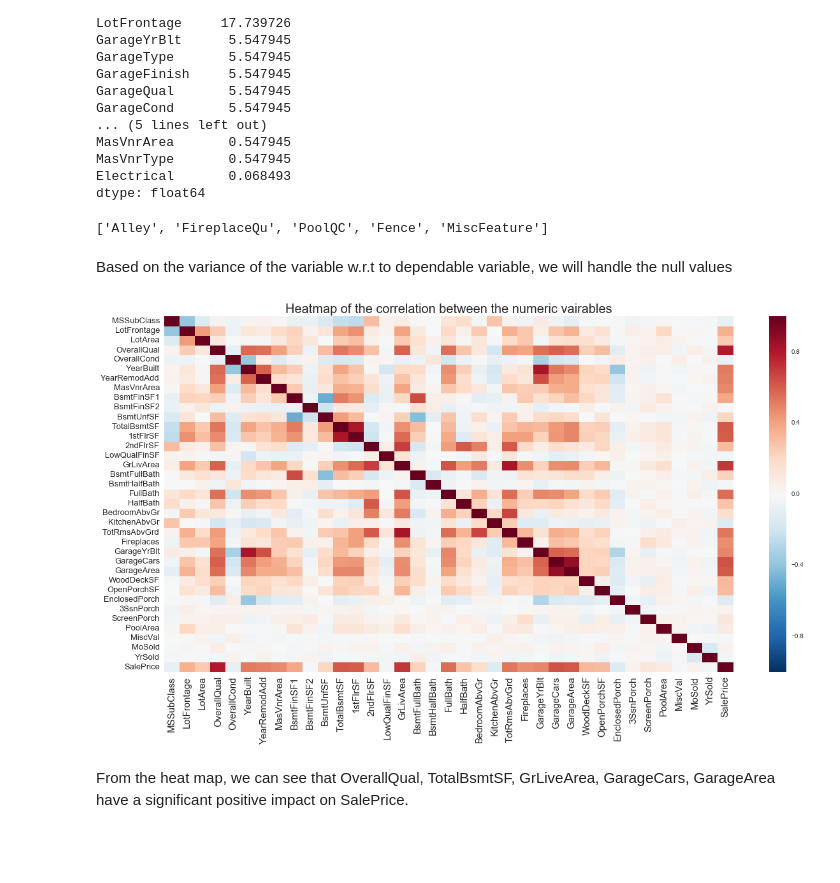
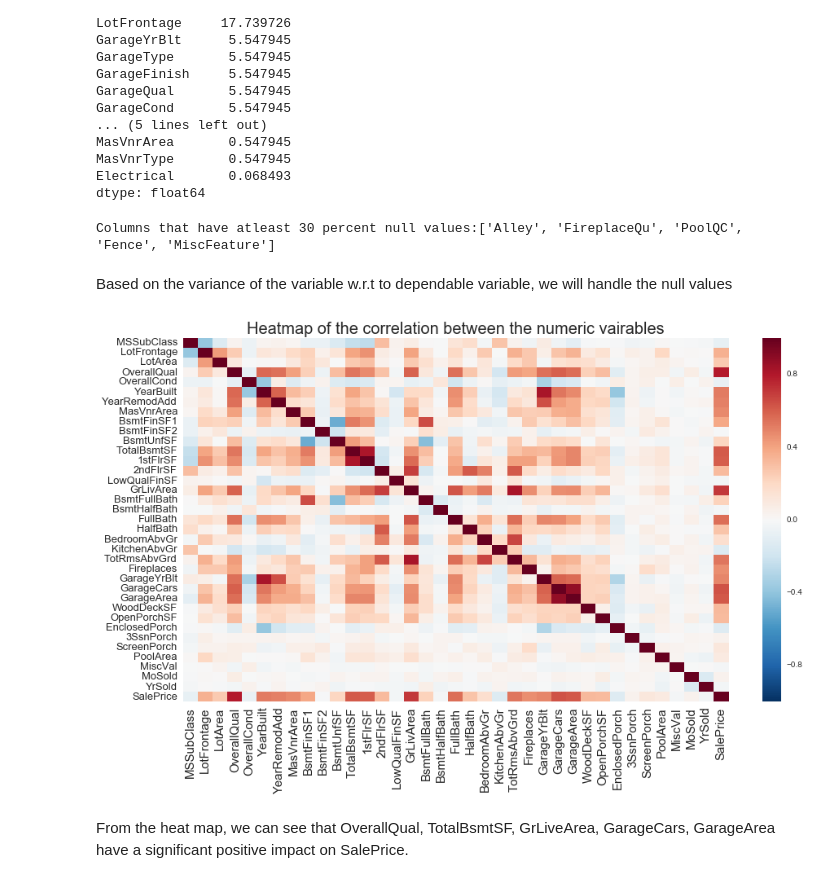
Before and after one commit to anamala/Kaggle, a Jupyter notebook: HousePrices.ipynb, the cells around one changed output. Drawn from its saved outputs; the diff is of its cells as text; code cells hidden in the pictures; blank space fills up the shorter version.

```diff
--- a/HousePrices.ipynb
+++ b/HousePrices.ipynb
@@ -60,3 +318,7 @@ len(int_cols + str_cols), train_df.shape
+# %%
+# set the id as index
+train_df.set_index('Id',drop=False,inplace=True)
+test_df.set_index('Id',drop=False,inplace=True)
 # %%
 # check for null values in the data
 train_null = train_df.isnull().sum()
@@ -84,22 +346,21 @@ dtype: float64
 # Get those columns where the null values >= 30%
 null_cutoff = 0.3
 null_train_cols_high = train_null[train_null/len(train_df) > null_cutoff].index.tolist()
+print "Columns that have atleast %i percent null values:%s" %(null_cutoff*100,null_train_cols_high)
+# %% [output]
+Columns that have atleast 30 percent null values:['Alley', 'FireplaceQu', 'PoolQC', 'Fence', 'MiscFeature']
-# %%
-null_train_cols_high
-# %% [output]
-['Alley', 'FireplaceQu', 'PoolQC', 'Fence', 'MiscFeature']
 # %% [markdown]
 Based on the variance of the variable w.r.t to dependable variable, we will handle the null values
 # %%
 #check the correlation of the int_Cols
-plt.figure(figsize=(20,10))
+plt.figure(figsize=(15,8))
 
 x = sns.heatmap(train_df[int_cols].corr())
 plt.title("Heatmap of the correlation between the numeric vairables",size=20)
 x= plt.xticks(size=15)
 x = plt.yticks(size=13)
 # %% [output]
-[figure, old version]
+[figure, new version]
 # %% [markdown]
 From the heat map, we can see that OverallQual, TotalBsmtSF, GrLiveArea, GarageCars, GarageArea have a significant positive impact on SalePrice.
 # %%
```
Also changed, not shown: parts of 120 cells of this notebook.
